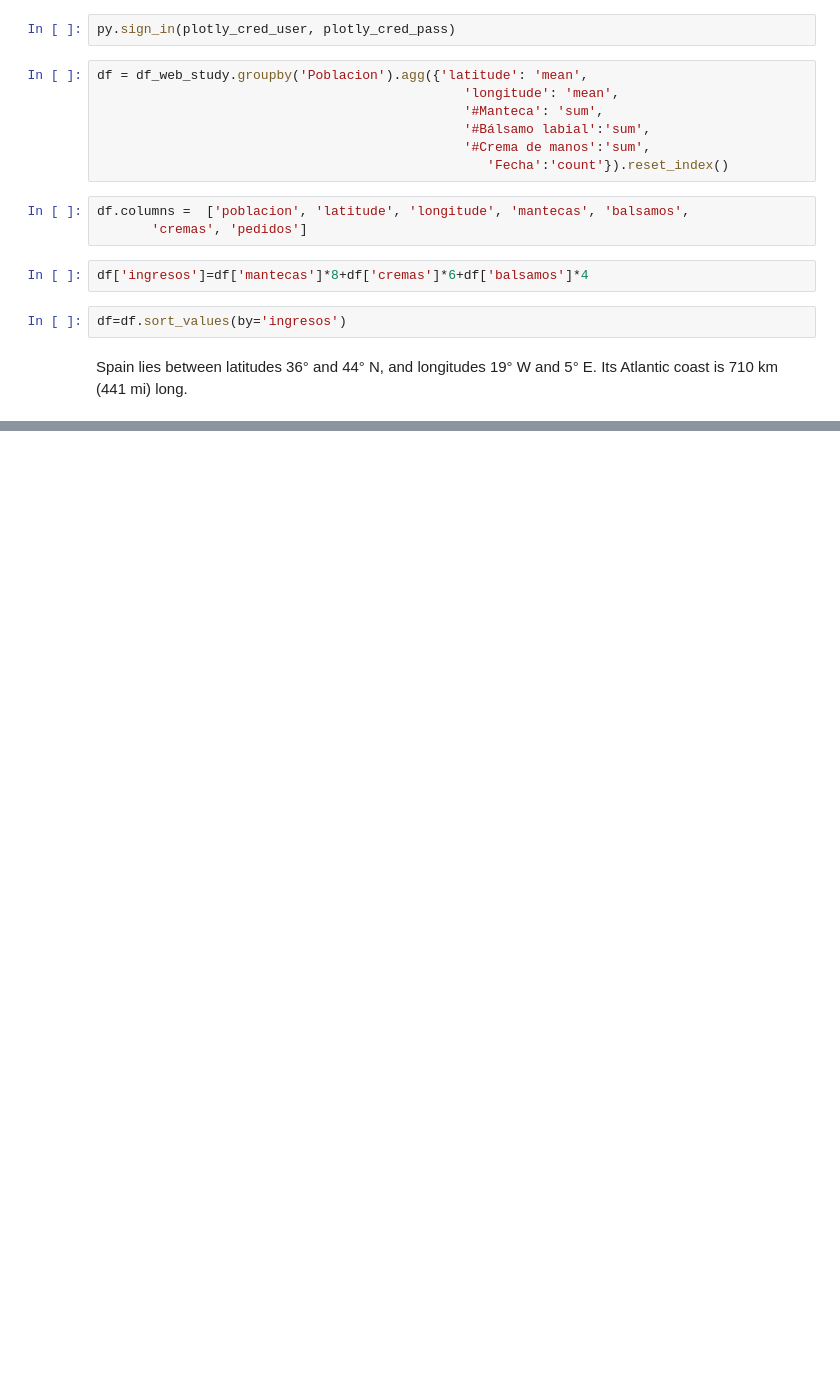
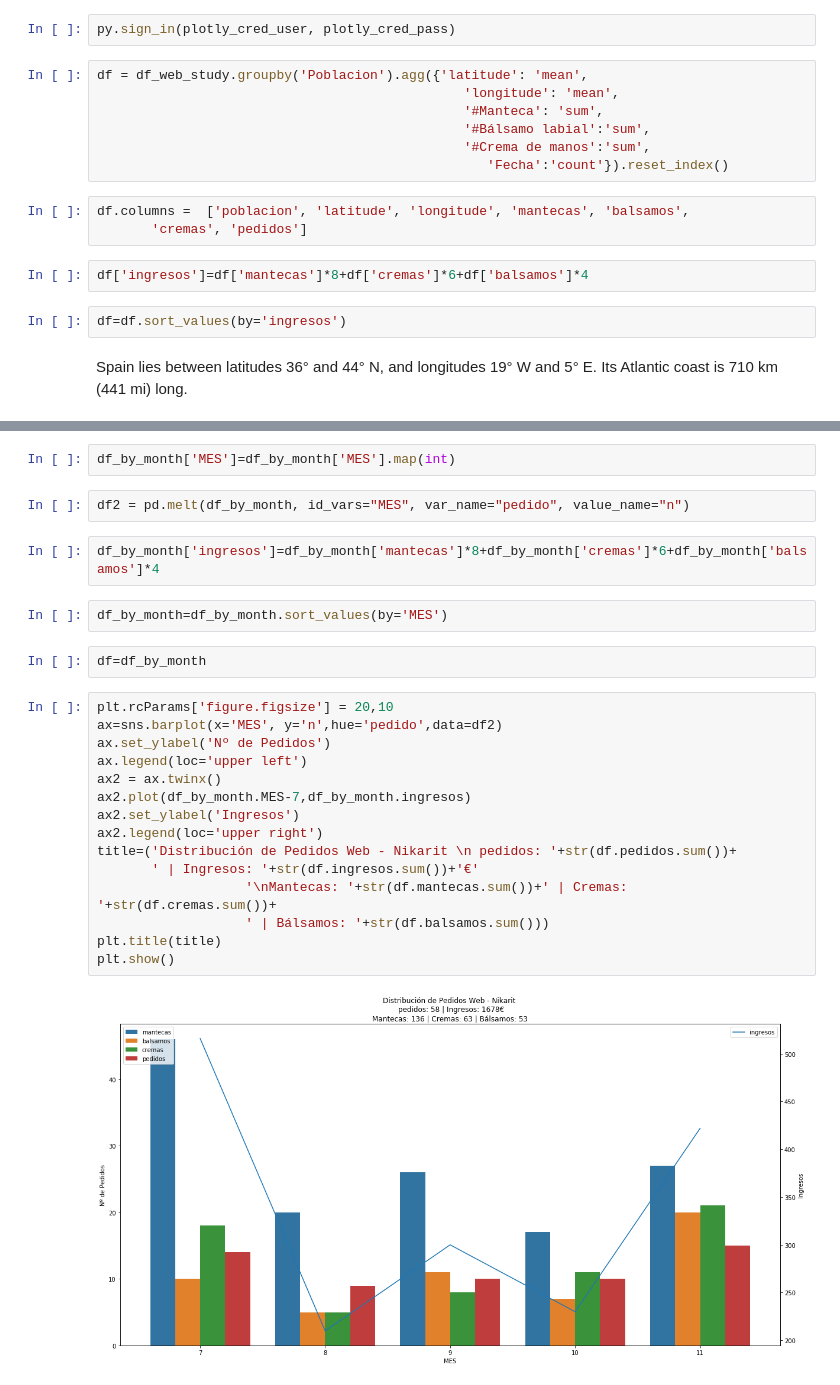
Before and after one commit to OANInternational/nikaritds, a Jupyter notebook: clients_study/estudio_clientes.ipynb, the cells around one changed output, grey strips where cells are left out. Saved outputs shown, nothing was run; the diff lists cells and outputs as text; blank space fills up the shorter version.

Commit message:
@dani: barplot

```diff
--- a/clients_study/estudio_clientes.ipynb
+++ b/clients_study/estudio_clientes.ipynb
@@ -210,0 +226,27 @@ iplot(fig, filename='clientes_nikarit_municipios')
+# %%
+df_by_month['MES']=df_by_month['MES'].map(int)
+# %%
+df2 = pd.melt(df_by_month, id_vars="MES", var_name="pedido", value_name="n")
+# %%
+df_by_month['ingresos']=df_by_month['mantecas']*8+df_by_month['cremas']*6+df_by_month['balsamos']*4
+# %%
+df_by_month=df_by_month.sort_values(by='MES')
+# %%
+df=df_by_month
+# %%
+plt.rcParams['figure.figsize'] = 20,10
+ax=sns.barplot(x='MES', y='n',hue='pedido',data=df2)
+ax.set_ylabel('Nº de Pedidos')
+ax.legend(loc='upper left')
+ax2 = ax.twinx()
+ax2.plot(df_by_month.MES-7,df_by_month.ingresos)
+ax2.set_ylabel('Ingresos')
+ax2.legend(loc='upper right')
+title=('Distribución de Pedidos Web - Nikarit \n pedidos: '+str(df.pedidos.sum())+
+       ' | Ingresos: '+str(df.ingresos.sum())+'€'
+                   '\nMantecas: '+str(df.mantecas.sum())+' | Cremas: '+str(df.cremas.sum())+
+                   ' | Bálsamos: '+str(df.balsamos.sum()))
+plt.title(title)
+plt.show()
+# %% [output]
+[figure, added]
```
Also changed, not shown: parts of 10 cells of this notebook.
